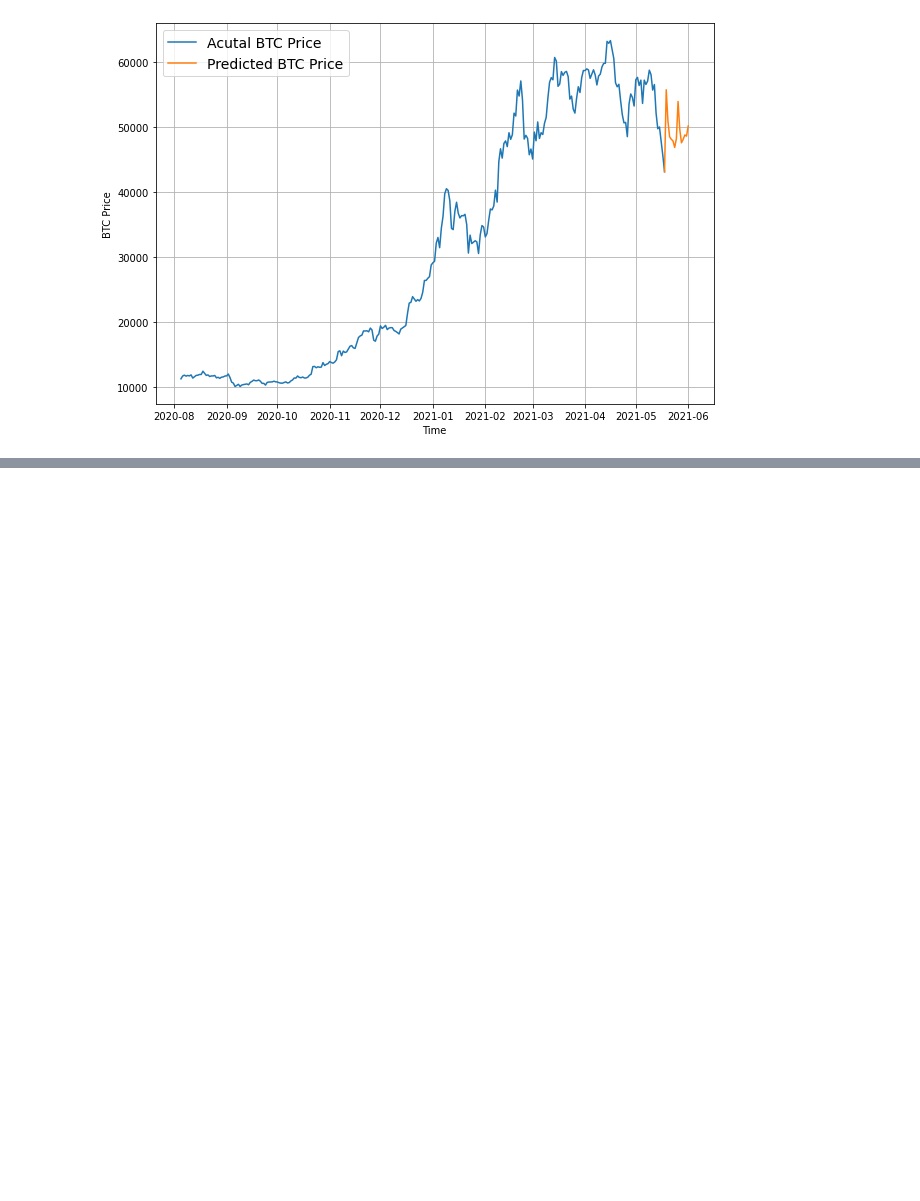
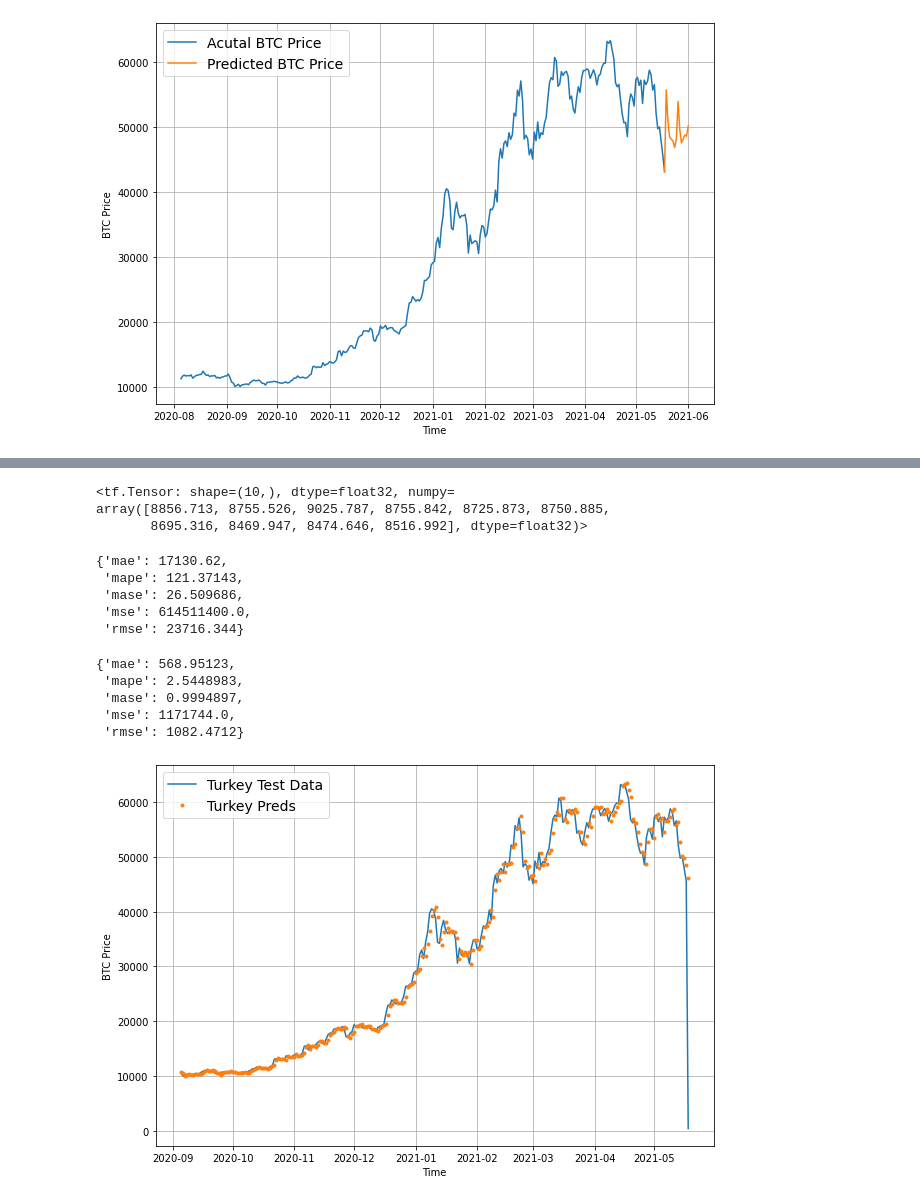
Before and after one commit to rcortezk9/tensorflow_lessons, a Jupyter notebook: 10_time_series_forecasing_with_tensorflow_video.ipynb, the cells around one changed output, grey strips where cells are left out. Cells and saved outputs as stored; diff of their text form; code cells hidden in the pictures; blank space fills up the shorter version.

```diff
--- a/10_time_series_forecasing_with_tensorflow_video.ipynb
+++ b/10_time_series_forecasing_with_tensorflow_video.ipynb
@@ -2362,0 +2411,3 @@ plot_time_series(next_time_steps, future_forecast, format="-", label="Predicted
+# %%
+HORIZON = 1
+WINDOW_SIZE = 7
@@ -2362,0 +2462,4 @@ plot_time_series(next_time_steps, future_forecast, format="-", label="Predicted
+# %%
+# Load best model and evaluate on test data
+turkey_model = tf.keras.models.load_model("model_experiments/model_10_turkey_model")
+turkey_model.evaluate(X_test, y_test)
@@ -2362,0 +2469,42 @@ plot_time_series(next_time_steps, future_forecast, format="-", label="Predicted
+# %%
+# Make predictions with Turkey model
+turkey_preds = make_preds(turkey_model, X_test)
+turkey_preds[:10]
+# %% [output]
+<tf.Tensor: shape=(10,), dtype=float32, numpy=
+array([8856.713, 8755.526, 9025.787, 8755.842, 8725.873, 8750.885,
+       8695.316, 8469.947, 8474.646, 8516.992], dtype=float32)>
+# %%
+# Evaluate turkey preds
+turkey_results = evaluate_preds(y_true=y_test,
+                                y_pred=turkey_preds)
+turkey_results
+# %% [output]
+{'mae': 17130.62,
+ 'mape': 121.37143,
+ 'mase': 26.509686,
+ 'mse': 614511400.0,
+ 'rmse': 23716.344}
+# %%
+model_1_results
+# %% [output]
+{'mae': 568.95123,
+ 'mape': 2.5448983,
+ 'mase': 0.9994897,
+ 'mse': 1171744.0,
+ 'rmse': 1082.4712}
+# %%
+plt.figure(figsize=(10, 7))
+# plot_time_series(timesteps=btc_timesteps_turkey[:split_size], values=btc_price_turkey[:split_size], label="Train Data")
+offset=300
+plot_time_series(timesteps=btc_timesteps_turkey[-len(X_test):],
+                 values=btc_price_turkey[-len(y_test):],
+                 format="-",
+                 label="Turkey Test Data",
+                 start=offset)
+plot_time_series(timesteps=btc_timesteps_turkey[-len(X_test):],
+                 values=turkey_preds,
+                 label="Turkey Preds",
+                 start=offset);
+# %% [output]
+[figure, added]
```
Also changed, not shown: parts of 61 cells of this notebook.
